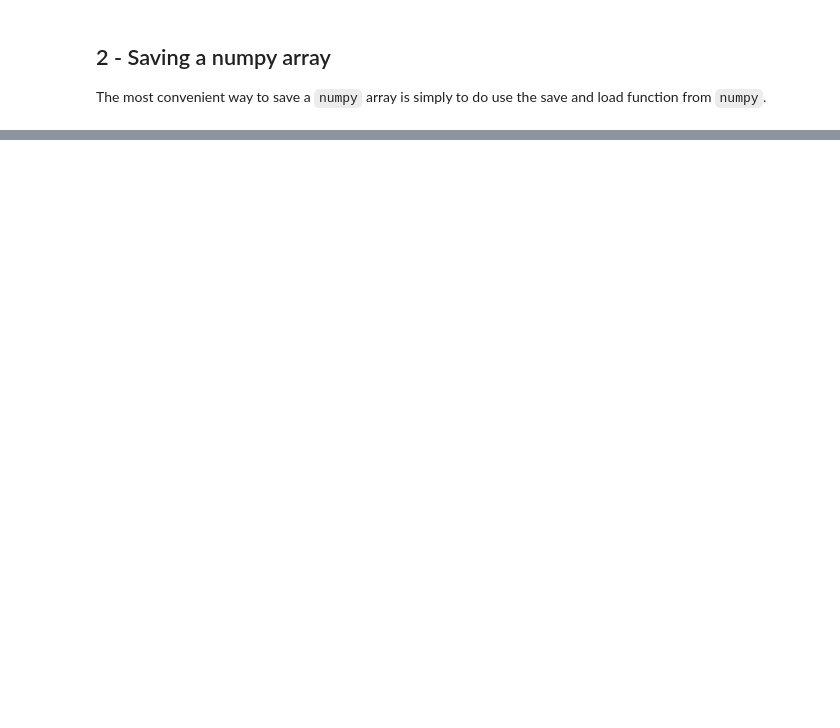
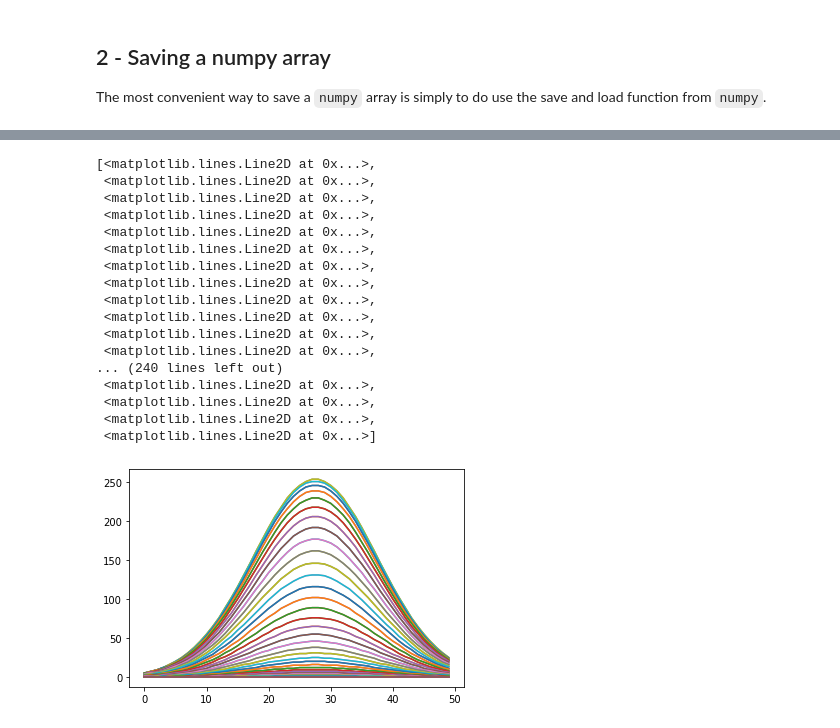
Before and after one commit to dl4mia/00_first_steps, a Jupyter notebook: 00_Write_and_load_images.ipynb, the cells around one changed output, grey strips where cells are left out. Drawn from its saved outputs; the diff is of its cells as text; code cells hidden in the pictures; blank space fills up the shorter version.

```diff
--- a/00_Write_and_load_images.ipynb
+++ b/00_Write_and_load_images.ipynb
@@ -207,0 +249,24 @@ There are many librairies to load and save tiffs in Python. We do not have time
+# %%
+# For fun, let's run this line:
+plt.plot(loaded_tiff[5, 100:150, :])
+
+# What is happening? What is plotted?
+# %% [output]
+[<matplotlib.lines.Line2D at 0x...>,
+ <matplotlib.lines.Line2D at 0x...>,
+ <matplotlib.lines.Line2D at 0x...>,
+ <matplotlib.lines.Line2D at 0x...>,
+ <matplotlib.lines.Line2D at 0x...>,
+ <matplotlib.lines.Line2D at 0x...>,
+ <matplotlib.lines.Line2D at 0x...>,
+ <matplotlib.lines.Line2D at 0x...>,
+ <matplotlib.lines.Line2D at 0x...>,
+ <matplotlib.lines.Line2D at 0x...>,
+ <matplotlib.lines.Line2D at 0x...>,
+ <matplotlib.lines.Line2D at 0x...>,
+... (240 lines left out)
+ <matplotlib.lines.Line2D at 0x...>,
+ <matplotlib.lines.Line2D at 0x...>,
+ <matplotlib.lines.Line2D at 0x...>,
+ <matplotlib.lines.Line2D at 0x...>]
+[figure, added]
```
Also changed, not shown: parts of 13 cells of this notebook.
